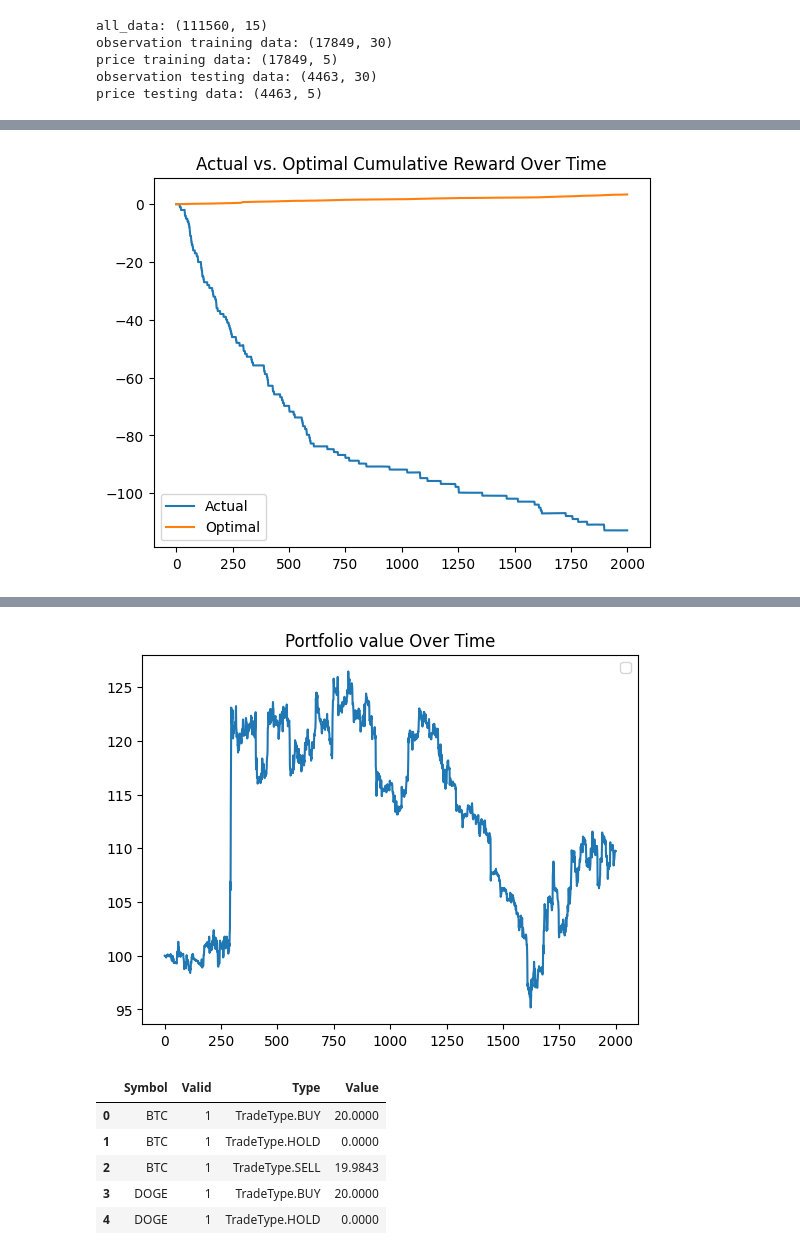
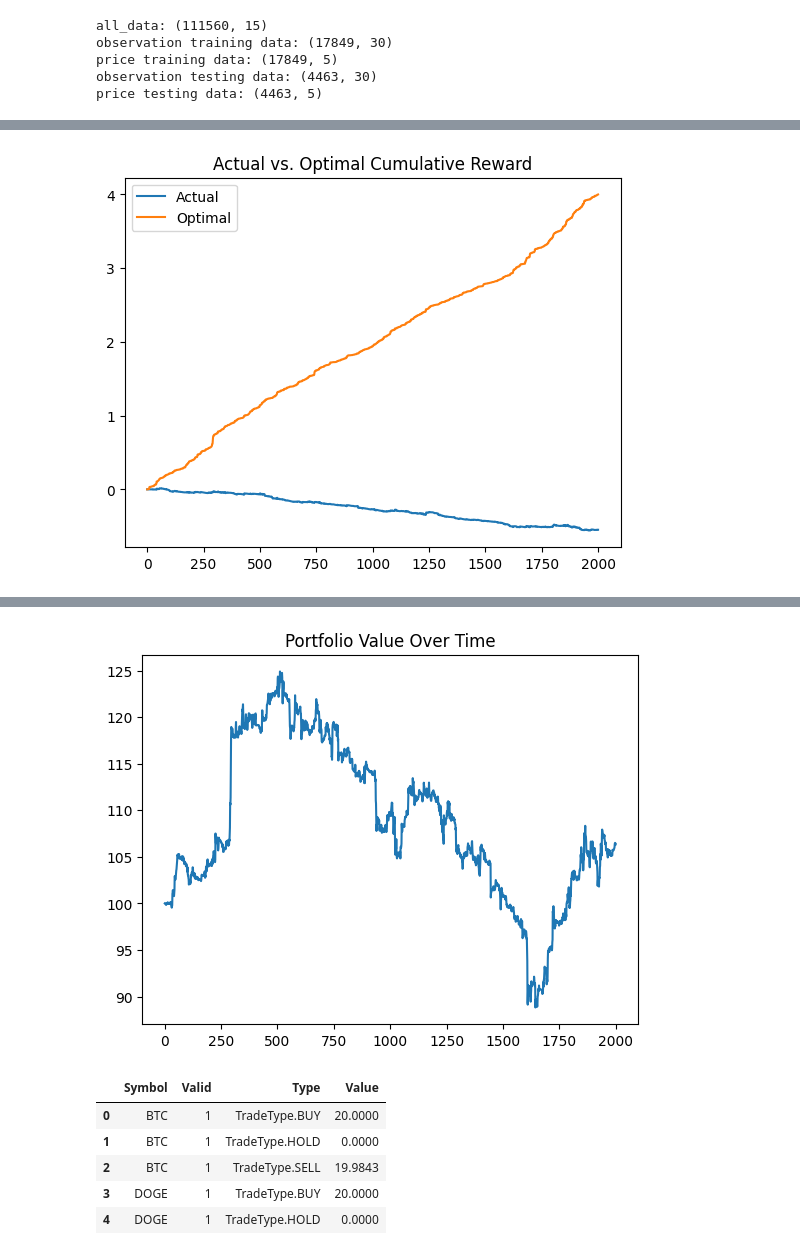
Before and after one commit to Pappa/bandido, a Jupyter notebook: notebooks/crypto/02-tf-agents-bandit-train.ipynb, the cells around one changed output, grey strips where cells are left out. Drawn from its saved outputs; the diff is of its cells as text; code cells hidden in the pictures.

```diff
--- a/notebooks/crypto/02-tf-agents-bandit-train.ipynb
+++ b/notebooks/crypto/02-tf-agents-bandit-train.ipynb
@@ -15,9 +20,5 @@ except ImportError:
 To enable the following instructions: AVX2 AVX512F AVX512_VNNI FMA, in other operations, rebuild TensorFlow with the appropriate compiler flags.
 # %%
-import os
-# Keep using keras-2 (tf-keras) rather than keras-3 (keras).
-os.environ['TF_USE_LEGACY_KERAS'] = '1'
-
 import math
 import numpy as np
 import pandas as pd
@@ -46,14 +47,14 @@ DATA_FILEPATH = 'data/ohlcv.csv.gz'
 POLICY_SAVE_PATH = 'policy'
 
 # Model Hyperparameters
-NUM_TRAINING_STEPS = 2000  # Increased for more meaningful training
-NUM_TESTING_STEPS = 500
+NUM_TRAINING_STEPS = 20000  # Increased for more meaningful training
+NUM_TESTING_STEPS = 5000
 ALPHA = 1.0 # LinUCB exploration parameter
 TEST_SIZE = 0.2
 SEED_FUND = 100.0
 TRADE_SIZE = 20.0
 TRADE_FEE = 0.001
-INVALID_ACTION_PENALTY = -1.0
+INVALID_ACTION_PENALTY = -0.001
 
 TECHNICAL_FEATURES = ['price_change', 'volume_change', 'rsi', 'macd', 'macd_signal', 'macd_hist', 'bb_percent_b', 'bb_bandwidth']
 TECHNICAL_FEATURES = ['price_change', 'rsi', 'macd_signal', 'macd_hist', 'bb_percent_b', 'bb_bandwidth']
@@ -233,12 +234,11 @@ plt.title('Actual vs. Optimal Cumulative Reward')
 plt.legend()
 plt.show()
 # %% [output]
-[figure, old version]
+[figure, new version]
 # %%
 portfolio_value_history = tf_env.pyenv.envs[0].portfolio_value_history
 
 plt.plot(portfolio_value_history)
 plt.title('Portfolio Value Over Time')
-plt.legend()
 plt.show()
 # %% [output]
@@ -246,4 +245,4 @@ WARNING:matplotlib.legend:No artists with labels found to put in legend.  Note t
-[figure, old version]
+[figure, new version]
 # %%
 trade_history = tf_env.pyenv.envs[0].trade_history
 
```
Also changed, not shown: parts of 7 cells of this notebook, 1 other file.
